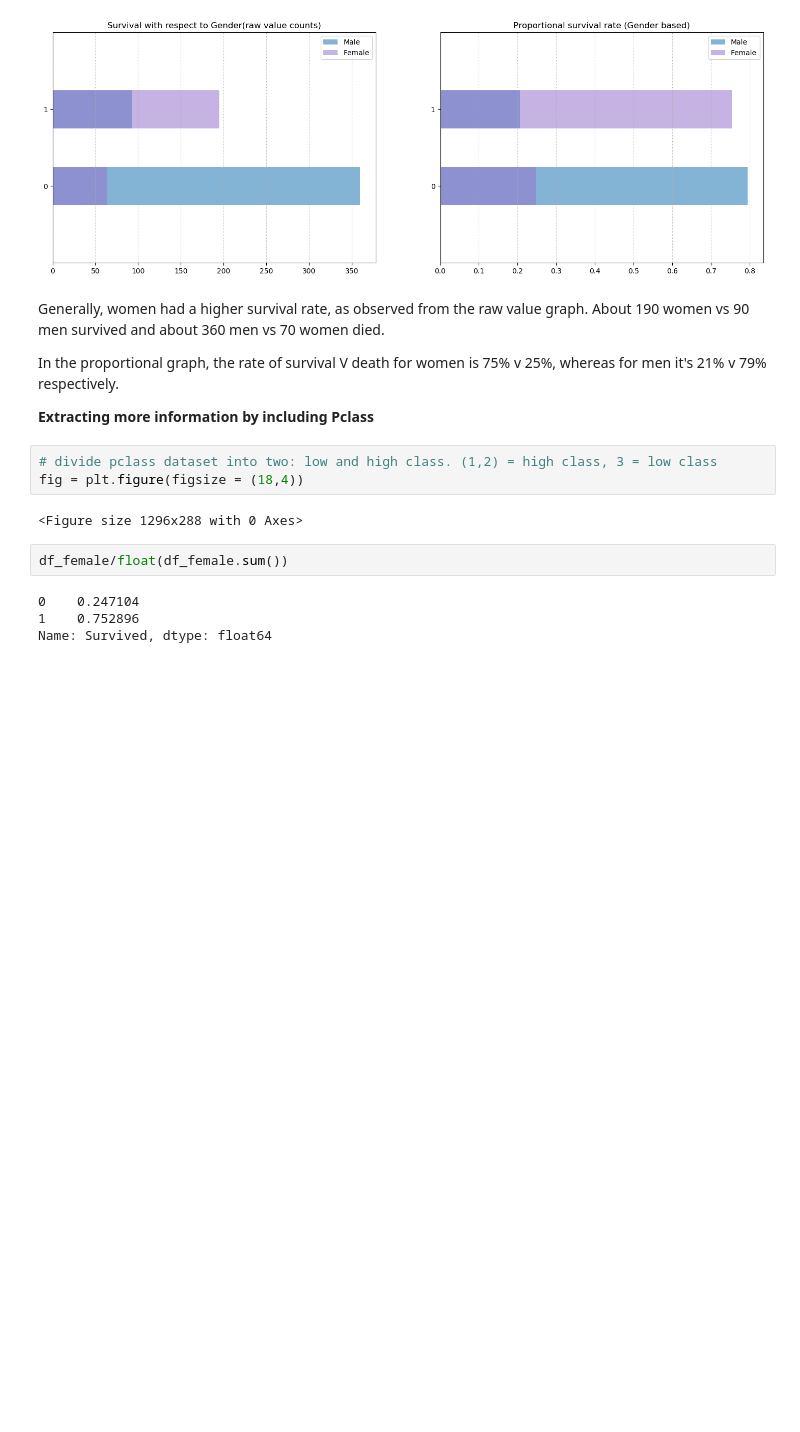
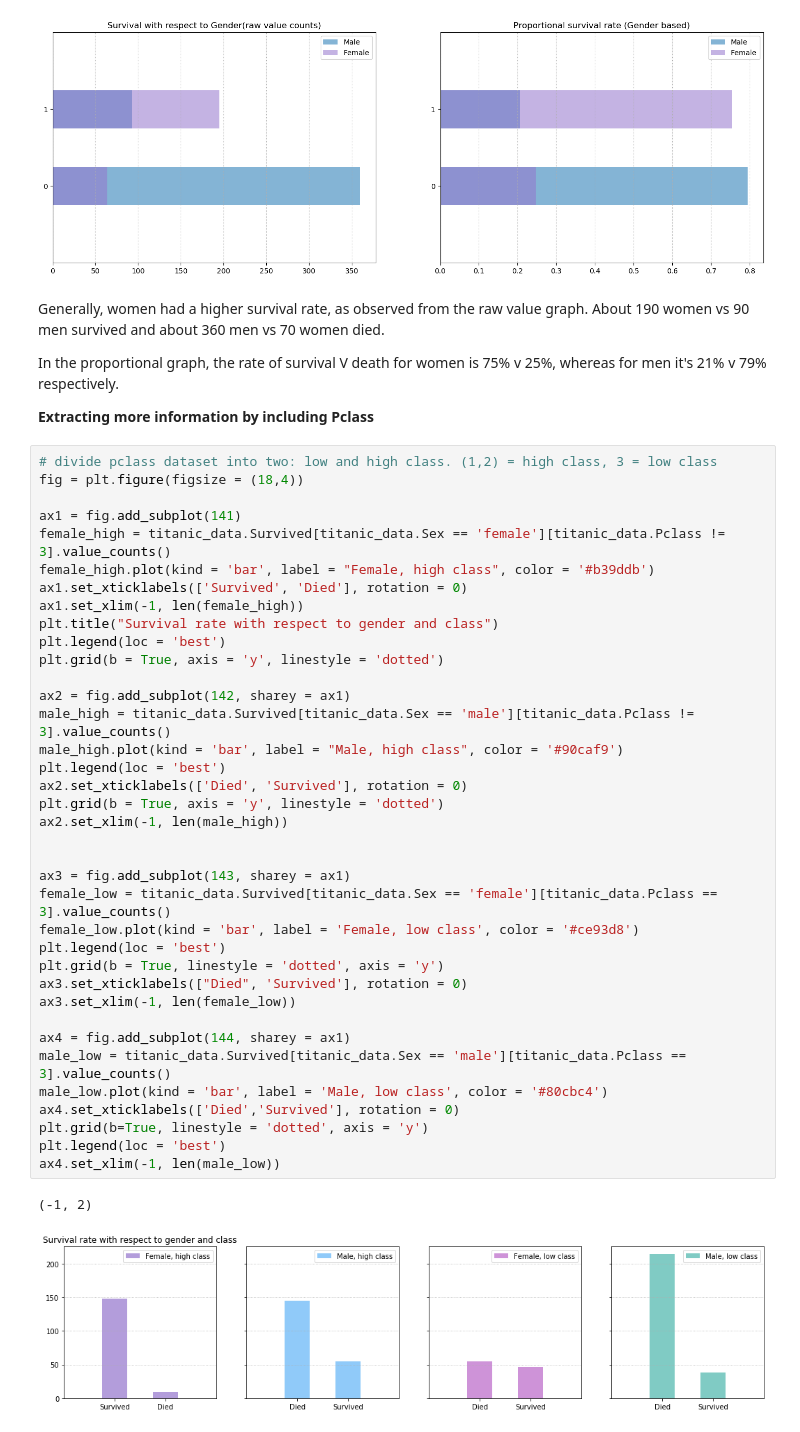
Before and after one commit to CikuKariuki/Titanic, a Jupyter notebook: Titanic Analysis.ipynb, the cells around one changed output. Drawn from its saved outputs; the diff is of its cells as text; blank space fills up the shorter version.

Commit message:
explored the data further, pclass and gender

```diff
--- a/Titanic Analysis.ipynb
+++ b/Titanic Analysis.ipynb
@@ -123,14 +123,43 @@ Generally, women had a higher survival rate, as observed from the raw value grap
 In the proportional graph, the rate of survival V death for women is 75% v 25%, whereas for men it's 21% v 79% respectively.
 
 **Extracting more information by including Pclass**
-# %%
-# divide pclass dataset into two: low and high class. (1,2) = high class, 3 = low class
-fig = plt.figure(figsize = (18,4))
-# %% [output]
-<Figure size 1296x288 with 0 Axes>
-# %%
-df_female/float(df_female.sum())
-# %% [output]
-0    0.247104
-1    0.752896
-Name: Survived, dtype: float64
+# %%
+# divide pclass dataset into two: low and high class. (1,2) = high class, 3 = low class
+fig = plt.figure(figsize = (18,4))
+
+ax1 = fig.add_subplot(141)
+female_high = titanic_data.Survived[titanic_data.Sex == 'female'][titanic_data.Pclass != 3].value_counts()
+female_high.plot(kind = 'bar', label = "Female, high class", color = '#b39ddb')
+ax1.set_xticklabels(['Survived', 'Died'], rotation = 0)
+ax1.set_xlim(-1, len(female_high))
+plt.title("Survival rate with respect to gender and class")
+plt.legend(loc = 'best')
+plt.grid(b = True, axis = 'y', linestyle = 'dotted')
+
+ax2 = fig.add_subplot(142, sharey = ax1)
+male_high = titanic_data.Survived[titanic_data.Sex == 'male'][titanic_data.Pclass != 3].value_counts()
+male_high.plot(kind = 'bar', label = "Male, high class", color = '#90caf9')
+plt.legend(loc = 'best')
+ax2.set_xticklabels(['Died', 'Survived'], rotation = 0)
+plt.grid(b = True, axis = 'y', linestyle = 'dotted')
+ax2.set_xlim(-1, len(male_high))
+
+
+ax3 = fig.add_subplot(143, sharey = ax1)
+female_low = titanic_data.Survived[titanic_data.Sex == 'female'][titanic_data.Pclass == 3].value_counts()
+female_low.plot(kind = 'bar', label = 'Female, low class', color = '#ce93d8')
+plt.legend(loc = 'best')
+plt.grid(b = True, linestyle = 'dotted', axis = 'y')
+ax3.set_xticklabels(["Died", 'Survived'], rotation = 0)
+ax3.set_xlim(-1, len(female_low))
+
+ax4 = fig.add_subplot(144, sharey = ax1)
+male_low = titanic_data.Survived[titanic_data.Sex == 'male'][titanic_data.Pclass == 3].value_counts()
+male_low.plot(kind = 'bar', label = 'Male, low class', color = '#80cbc4')
+ax4.set_xticklabels(['Died','Survived'], rotation = 0)
+plt.grid(b=True, linestyle = 'dotted', axis = 'y')
+plt.legend(loc = 'best')
+ax4.set_xlim(-1, len(male_low))
+# %% [output]
+(-1, 2)
+[figure, added]
```
Also changed, not shown: parts of 1 cell of this notebook.
